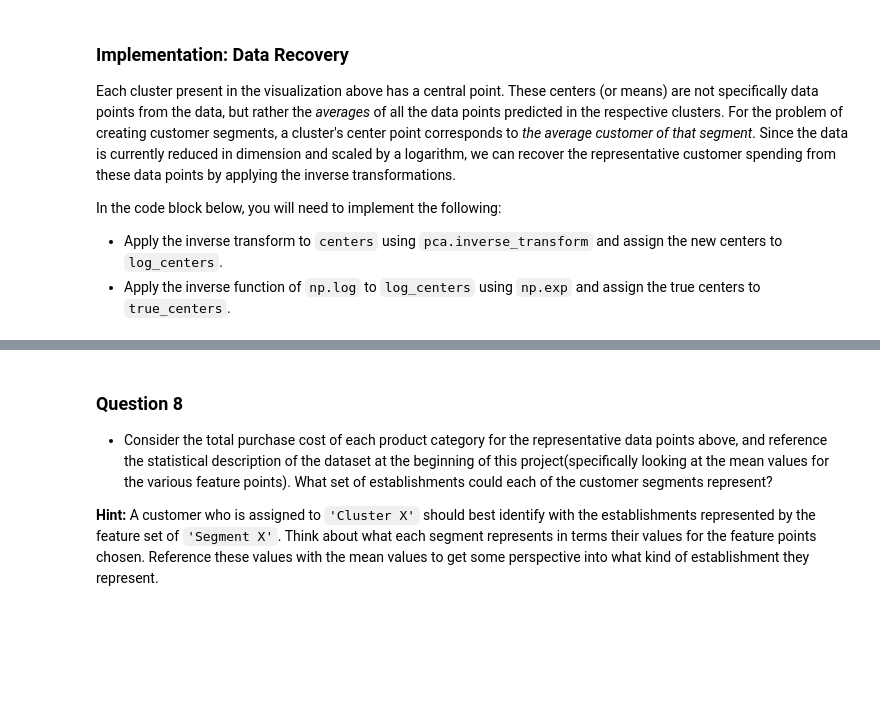
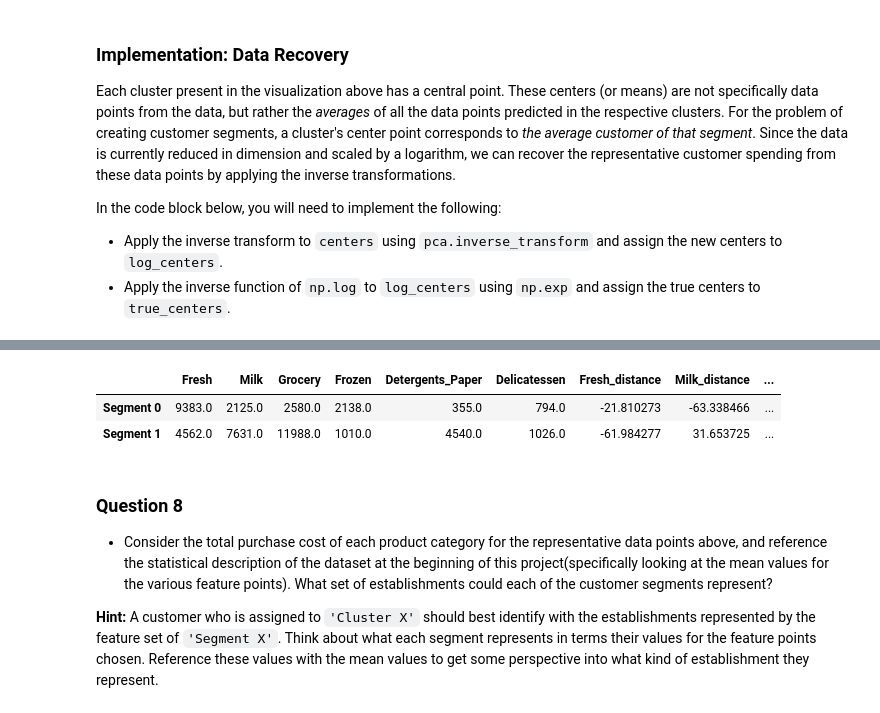
Before and after one commit to samiriff/MLND-customer-segments, a Jupyter notebook: customer_segments.ipynb, the cells around one changed output, grey strips where cells are left out. Drawn from its saved outputs; the diff is of its cells as text; code cells hidden in the pictures; blank space fills up the shorter version.

```diff
--- a/customer_segments.ipynb
+++ b/customer_segments.ipynb
@@ -844,3 +847,19 @@ np.array(scores).max(), np.array(scores).argmax()
+# %%
+# TODO: Apply your clustering algorithm of choice to the reduced data
+clusterer = GaussianMixture(n_components=2)
+clusterer.fit(reduced_data)
+
+# TODO: Predict the cluster for each data point
+preds = clusterer.predict(reduced_data)
+
+# TODO: Find the cluster centers
+centers = clusterer.means_
+
+# TODO: Predict the cluster for each transformed sample data point
+sample_preds = clusterer.predict(pca_samples)
+
+# TODO: Calculate the mean silhouette coefficient for the number of clusters chosen
+score = silhouette_score(reduced_data, preds)
 # %% [markdown]
 ### Question 7
 
@@ -865,10 +890,10 @@ In the code block below, you will need to implement the following:
  - Apply the inverse function of `np.log` to `log_centers` using `np.exp` and assign the true centers to `true_centers`.
 # %%
 # TODO: Inverse transform the centers
-log_centers = None
+log_centers = pca.inverse_transform(centers)
 
 # TODO: Exponentiate the centers
-true_centers = None
+true_centers = np.exp(log_centers)
 
 # Display the true centers
 segments = ['Segment {}'.format(i) for i in range(0,len(centers))]
@@ -877,0 +907,3 @@ display(true_centers)
+# %%
+data_mean = data.mean()
+data_mean
@@ -878,3 +918,13 @@ display(true_centers)
+# %%
+for column in true_centers.columns:
+    new_col = column + '_distance'
+    true_centers[new_col] = true_centers[column].apply(lambda x : (x - data_mean[column]) / data_mean[column] * 100)
+# %%
+true_centers
+# %% [output]
+|  | Fresh | Milk | Grocery | Frozen | Detergents_Paper | Delicatessen | Fresh_distance | Milk_distance | ... |
+| Segment 0 | 9383.0 | 2125.0 | 2580.0 | 2138.0 | 355.0 | 794.0 | -21.810273 | -63.338466 | ... |
+| Segment 1 | 4562.0 | 7631.0 | 11988.0 | 1010.0 | 4540.0 | 1026.0 | -61.984277 | 31.653725 | ... |
 # %% [markdown]
 ### Question 8
 
```
Also changed, not shown: parts of 16 cells of this notebook.
